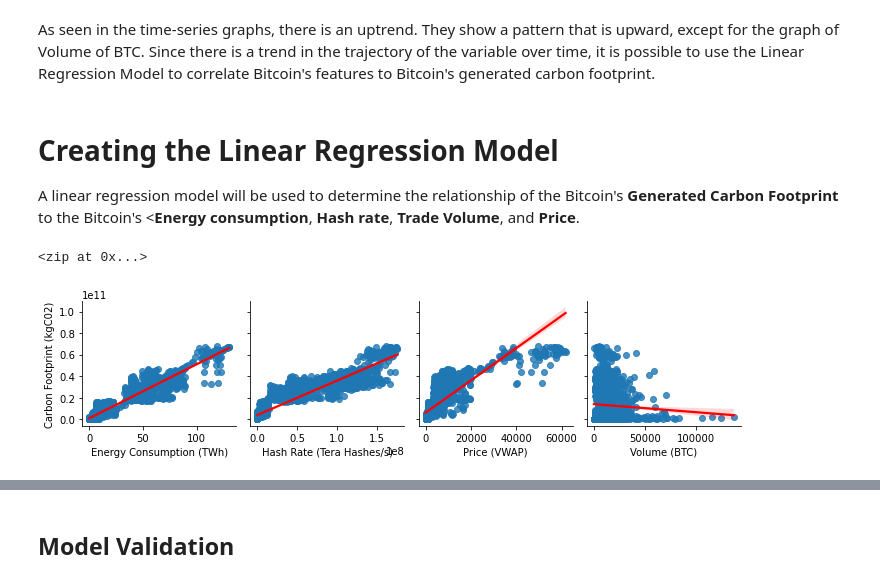
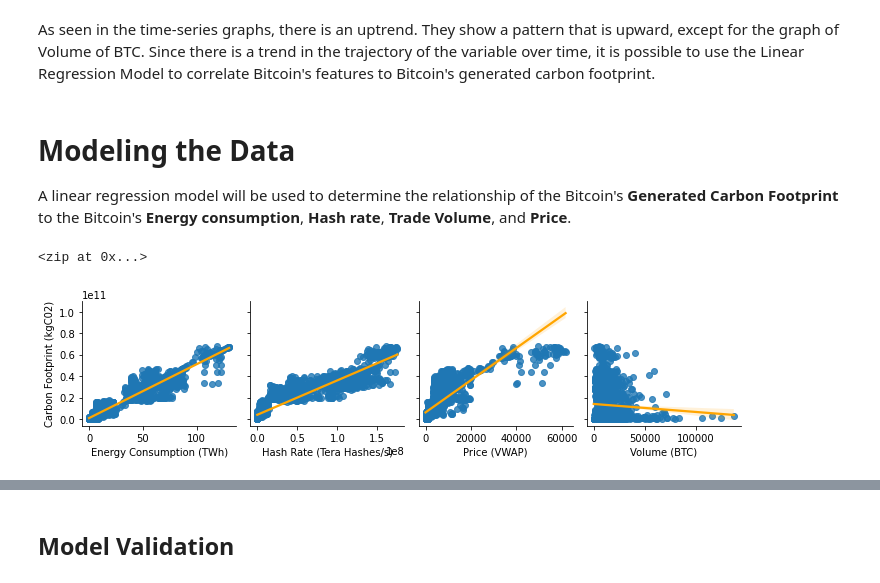
Before and after one commit to nicocoloco/cs132proj, a Jupyter notebook: CS-132-Final-Project.ipynb, the cells around one changed output, grey strips where cells are left out. Drawn from its saved outputs; the diff is of its cells as text; code cells hidden in the pictures.

```diff
--- a/CS-132-Final-Project.ipynb
+++ b/CS-132-Final-Project.ipynb
@@ -563,8 +562,8 @@ plt.show()
 As seen in the time-series graphs, there is an uptrend. They show a pattern that is upward, except for the graph of Volume of BTC.
 Since there is a trend in the trajectory of the variable over time, it is possible to use the Linear Regression Model to correlate Bitcoin's features to Bitcoin's generated carbon footprint.
 # %% [markdown]
-# Creating the Linear Regression Model
-A linear regression model will be used to determine the relationship of the Bitcoin's **Generated Carbon Footprint** to the Bitcoin's <**Energy consumption**, **Hash rate**, **Trade Volume**, and **Price**.
+# **Modeling the Data**
+A linear regression model will be used to determine the relationship of the Bitcoin's **Generated Carbon Footprint** to the Bitcoin's **Energy consumption**, **Hash rate**, **Trade Volume**, and **Price**.
 # %%
 feature_cols = df[df.columns.difference(["Carbon Footprint (kgC02)", "Date"])].columns.values
 X = df[feature_cols]
@@ -580,7 +579,7 @@ zip(feature_cols, linreg.coef_)
 # %% [output]
 <zip at 0x...>
 # %%
-sns.pairplot(df, x_vars=feature_cols, y_vars='Carbon Footprint (kgC02)', kind='reg', plot_kws={'line_kws':{'color':'red'}})
+sns.pairplot(df, x_vars=feature_cols, y_vars='Carbon Footprint (kgC02)', kind='reg', plot_kws={'line_kws':{'color':'orange'}})
 plt.show()
 # %% [output]
-[figure, old version]
+[figure, new version]
```
Also changed, not shown: parts of 10 cells of this notebook.
